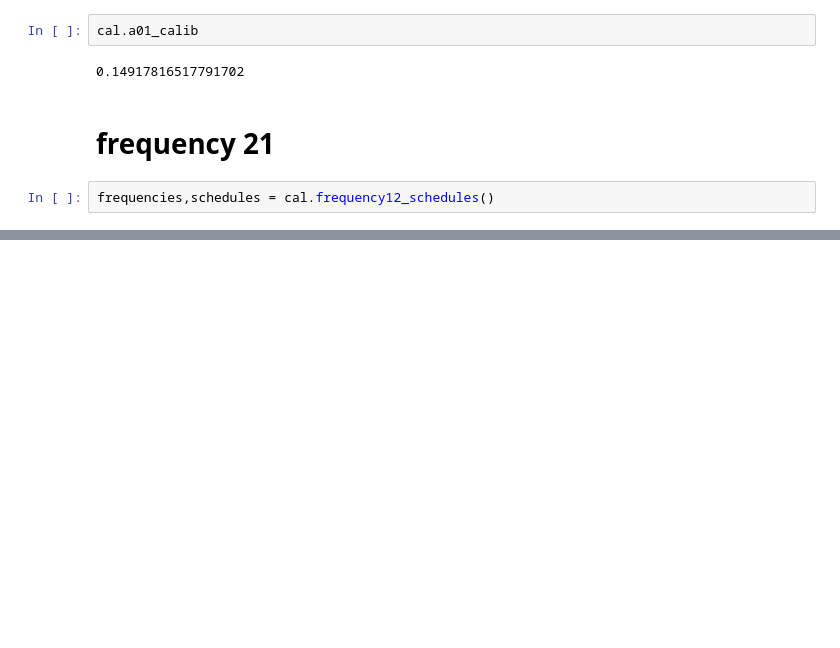
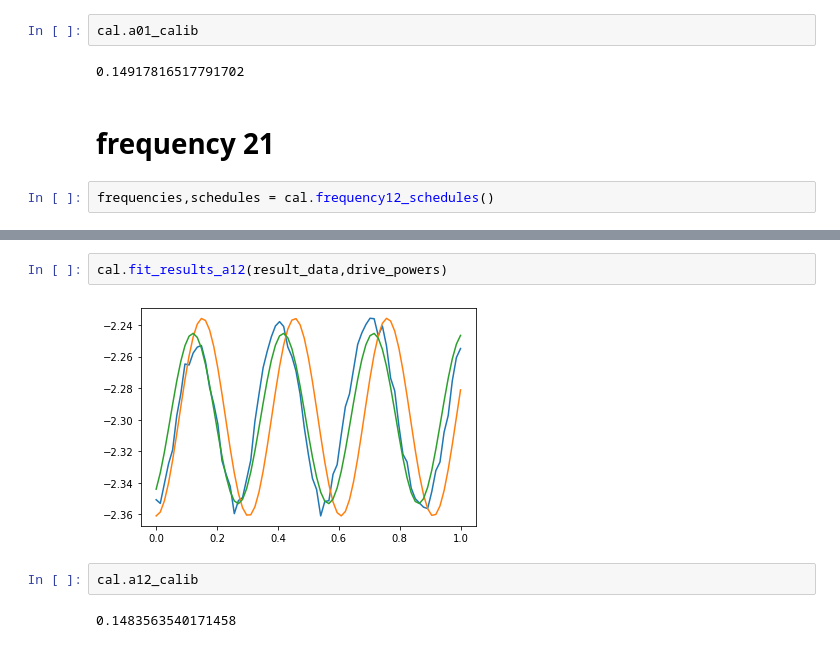
Before and after one commit to CDL-Quantum/Hackathon2021, a Jupyter notebook: CosmiQ/class_gates.ipynb, the cells around one changed output, grey strips where cells are left out. Saved outputs shown, nothing was run; the diff lists cells and outputs as text; blank space fills up the shorter version.

```diff
--- a/CosmiQ/class_gates.ipynb
+++ b/CosmiQ/class_gates.ipynb
@@ -256,0 +327,8 @@ plt.plot(np.real(result_data), np.imag(result_data))
+# %%
+cal.fit_results_a12(result_data,drive_powers)
+# %% [output]
+[figure, added]
+# %%
+cal.a12_calib
+# %% [output]
+0.1483563540171458
```
Also changed, not shown: parts of 11 cells of this notebook.
